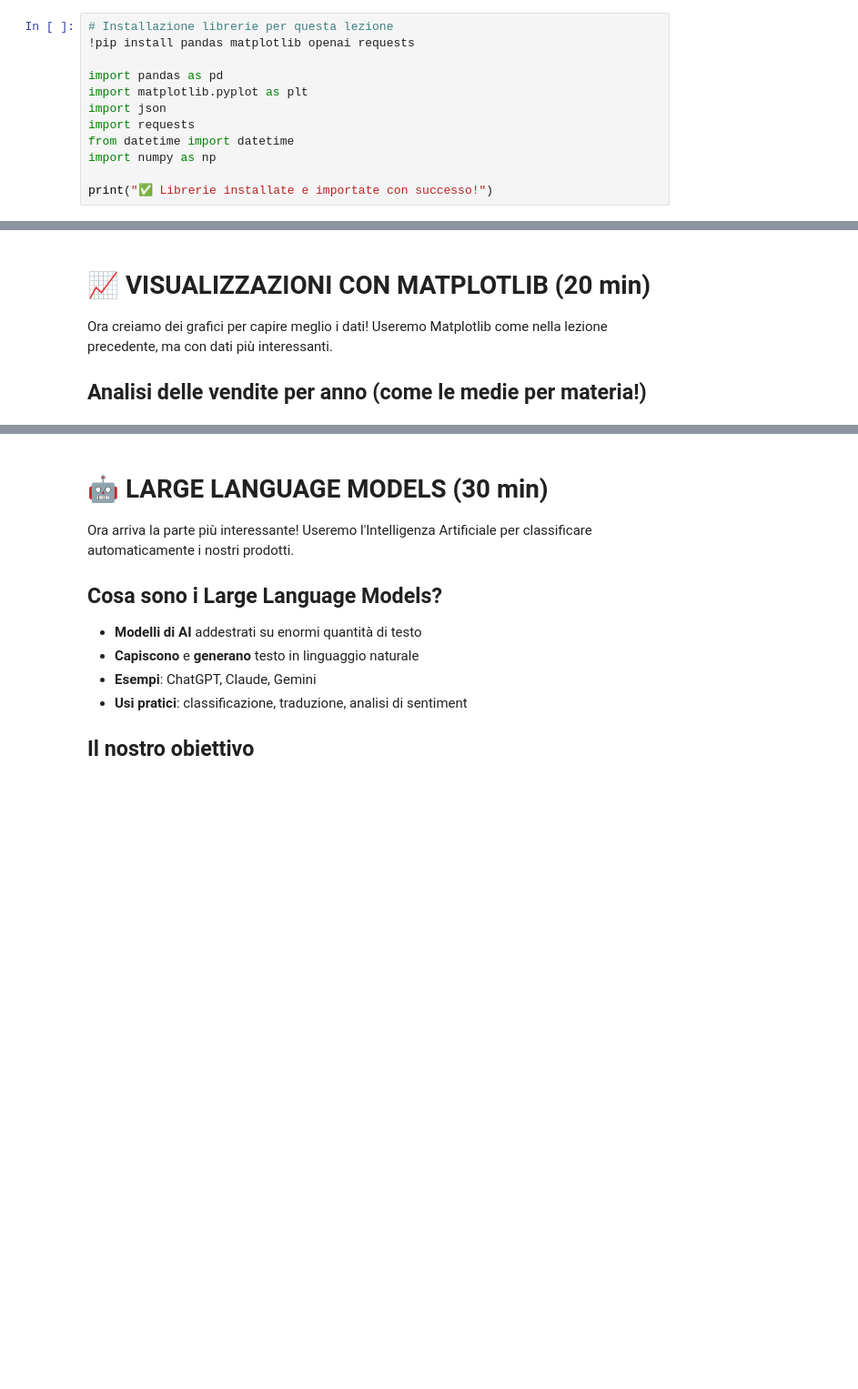
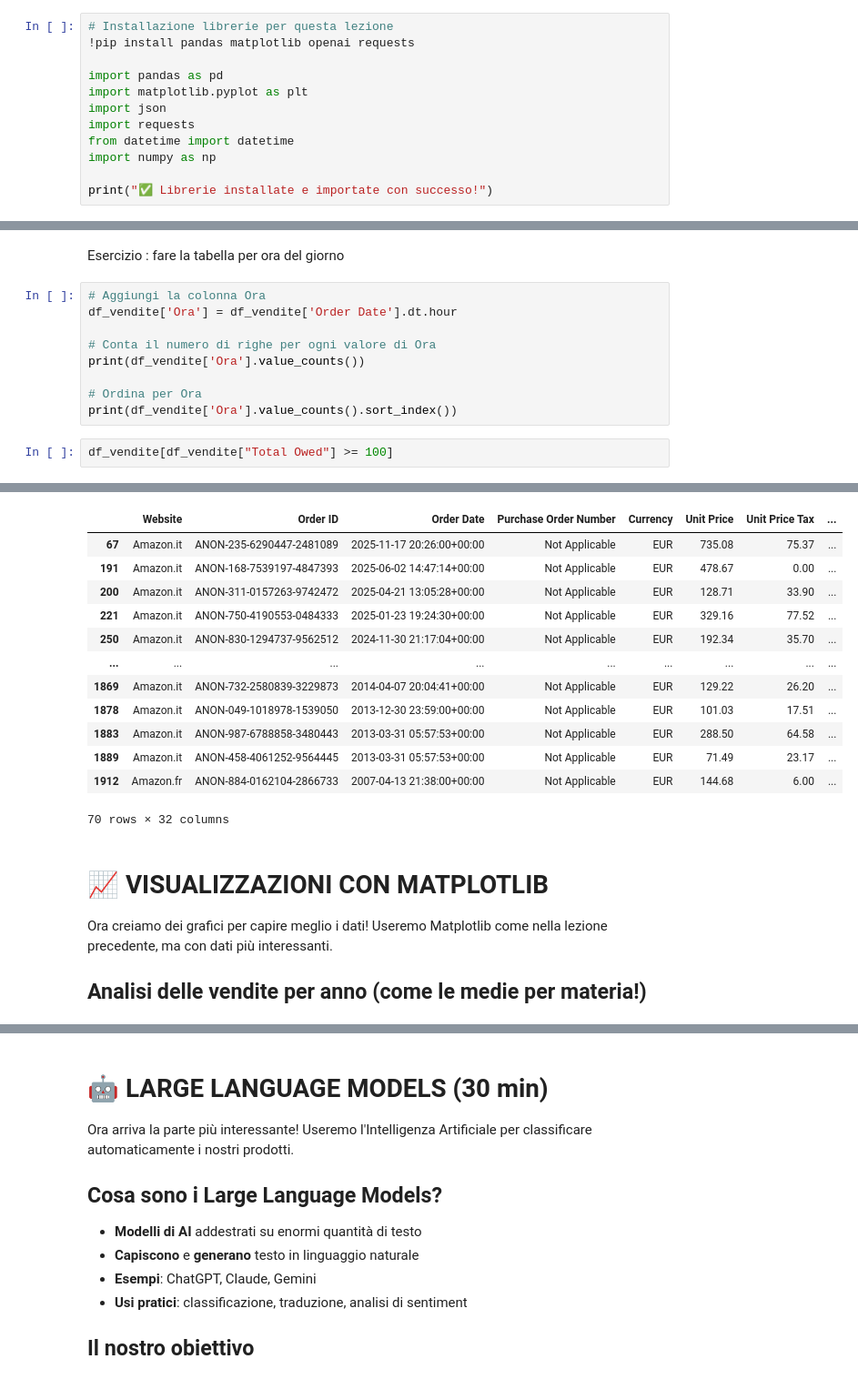
Before and after one commit to fablab-bergamo/corso-python-2026, a Jupyter notebook: Python_Lezione4.ipynb, the cells around one changed output, grey strips where cells are left out. Shown at 91% size. Cells and saved outputs as stored; diff of their text form; blank space fills up the shorter version.

```diff
--- a/Python_Lezione4.ipynb
+++ b/Python_Lezione4.ipynb
@@ -143,0 +177,14 @@ print(df_vendite['Anno'].value_counts().sort_index())
+# %% [markdown]
+Esercizio : fare la tabella per ora del giorno
+# %%
+# Aggiungi la colonna Ora
+df_vendite['Ora'] = df_vendite['Order Date'].dt.hour
+
+# Conta il numero di righe per ogni valore di Ora
+print(df_vendite['Ora'].value_counts())
+
+# Ordina per Ora
+print(df_vendite['Ora'].value_counts().sort_index())
+# %%
+df_vendite[df_vendite["Total Owed"] >= 100]
+# %% [output]
@@ -144,5 +192,18 @@ print(df_vendite['Anno'].value_counts().sort_index())
+|  | Website | Order ID | Order Date | Purchase Order Number | Currency | Unit Price | Unit Price Tax | ... |
+| 67 | Amazon.it | ANON-235-6290447-2481089 | 2025-11-17 20:26:00+00:00 | Not Applicable | EUR | 735.08 | 75.37 | ... |
+| 191 | Amazon.it | ANON-168-7539197-4847393 | 2025-06-02 14:47:14+00:00 | Not Applicable | EUR | 478.67 | 0.00 | ... |
+| 200 | Amazon.it | ANON-311-0157263-9742472 | 2025-04-21 13:05:28+00:00 | Not Applicable | EUR | 128.71 | 33.90 | ... |
+| 221 | Amazon.it | ANON-750-4190553-0484333 | 2025-01-23 19:24:30+00:00 | Not Applicable | EUR | 329.16 | 77.52 | ... |
+| 250 | Amazon.it | ANON-830-1294737-9562512 | 2024-11-30 21:17:04+00:00 | Not Applicable | EUR | 192.34 | 35.70 | ... |
+| ... | ... | ... | ... | ... | ... | ... | ... | ... |
+| 1869 | Amazon.it | ANON-732-2580839-3229873 | 2014-04-07 20:04:41+00:00 | Not Applicable | EUR | 129.22 | 26.20 | ... |
+| 1878 | Amazon.it | ANON-049-1018978-1539050 | 2013-12-30 23:59:00+00:00 | Not Applicable | EUR | 101.03 | 17.51 | ... |
+| 1883 | Amazon.it | ANON-987-6788858-3480443 | 2013-03-31 05:57:53+00:00 | Not Applicable | EUR | 288.50 | 64.58 | ... |
+| 1889 | Amazon.it | ANON-458-4061252-9564445 | 2013-03-31 05:57:53+00:00 | Not Applicable | EUR | 71.49 | 23.17 | ... |
+| 1912 | Amazon.fr | ANON-884-0162104-2866733 | 2007-04-13 21:38:00+00:00 | Not Applicable | EUR | 144.68 | 6.00 | ... |
+70 rows × 32 columns
 # %% [markdown]
-# 📈 VISUALIZZAZIONI CON MATPLOTLIB (20 min)
+# 📈 VISUALIZZAZIONI CON MATPLOTLIB
 
 Ora creiamo dei grafici per capire meglio i dati! Useremo Matplotlib come nella lezione precedente, ma con dati più interessanti.
 
```
Also changed, not shown: parts of 39 cells of this notebook, 2 other files.
